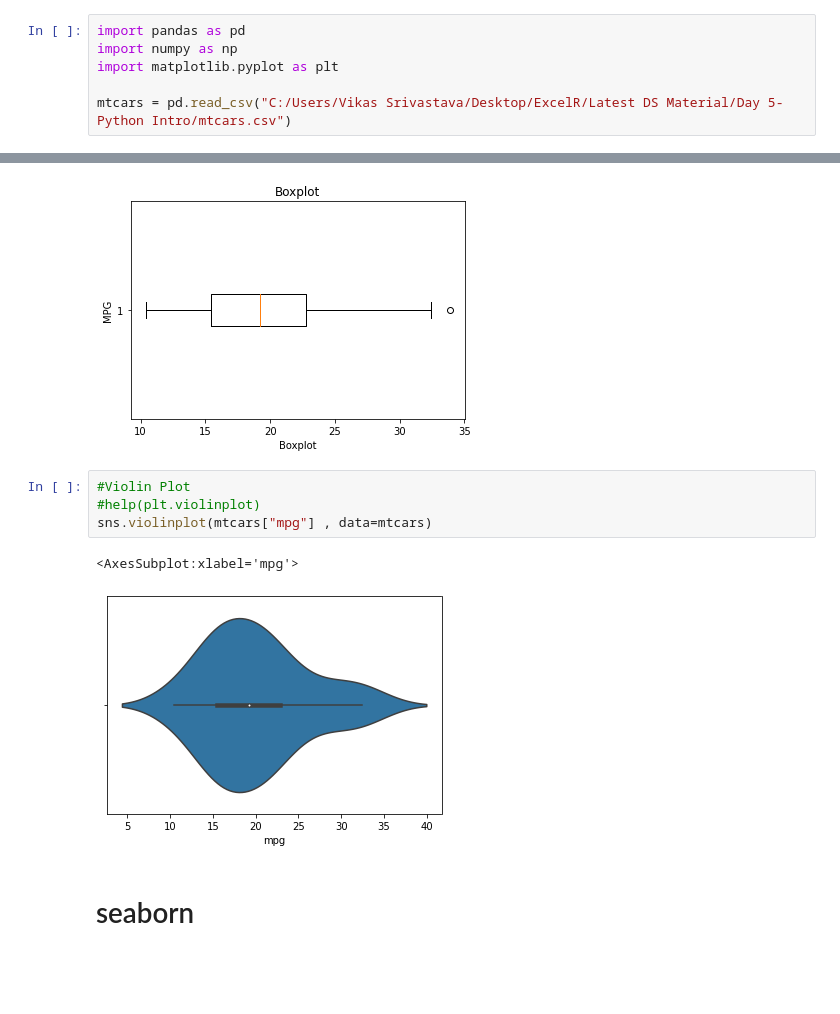
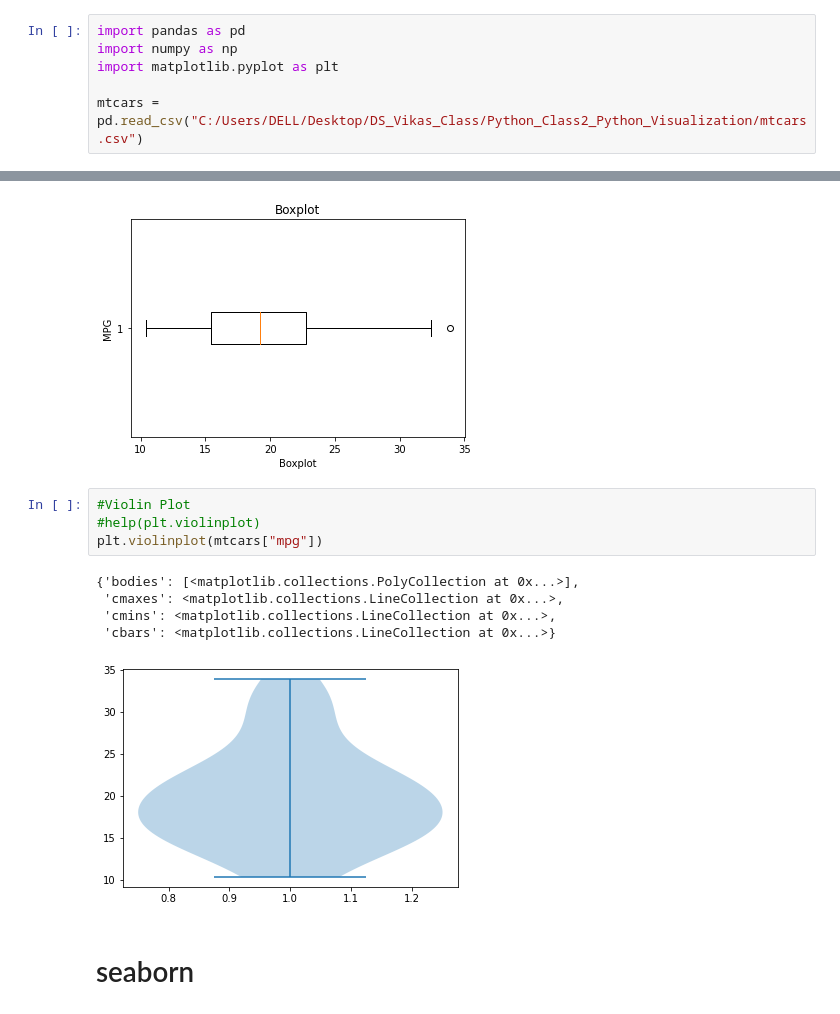
Before and after one commit to rajeshkumarsethi/DataScience_Python_Practices, a Jupyter notebook: 3.Seaborn_Visualization/Visualization_mat_seaborn_Latest.ipynb, the cells around one changed output, grey strips where cells are left out. Saved outputs shown, nothing was run; the diff lists cells and outputs as text; blank space fills up the shorter version.

```diff
--- a/3.Seaborn_Visualization/Visualization_mat_seaborn_Latest.ipynb
+++ b/3.Seaborn_Visualization/Visualization_mat_seaborn_Latest.ipynb
@@ -104,4 +75,4 @@ import pandas as pd
 import numpy as np
 import matplotlib.pyplot as plt
 
-mtcars = pd.read_csv("C:/Users/Vikas Srivastava/Desktop/ExcelR/Latest DS Material/Day 5-Python Intro/mtcars.csv")
+mtcars = pd.read_csv("C:/Users/DELL/Desktop/DS_Vikas_Class/Python_Class2_Python_Visualization/mtcars.csv")
@@ -211,10 +171,13 @@ Text(0.5, 1.0, 'Boxplot')
 # %%
 #Violin Plot
 #help(plt.violinplot)
-sns.violinplot(mtcars["mpg"] , data=mtcars)
+plt.violinplot(mtcars["mpg"])
 # %% [output]
-<AxesSubplot:xlabel='mpg'>
+{'bodies': [<matplotlib.collections.PolyCollection at 0x...>],
+ 'cmaxes': <matplotlib.collections.LineCollection at 0x...>,
+ 'cmins': <matplotlib.collections.LineCollection at 0x...>,
+ 'cbars': <matplotlib.collections.LineCollection at 0x...>}
-[figure, old version]
+[figure, new version]
 # %% [markdown]
 # seaborn
 # %%
```
Also changed, not shown: parts of 77 cells of this notebook.
